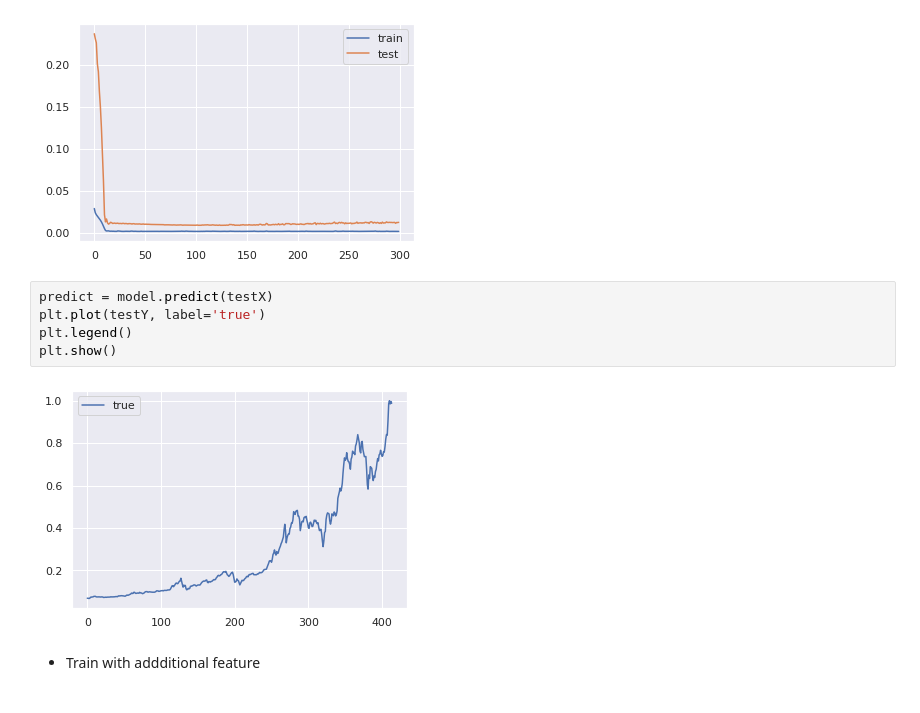
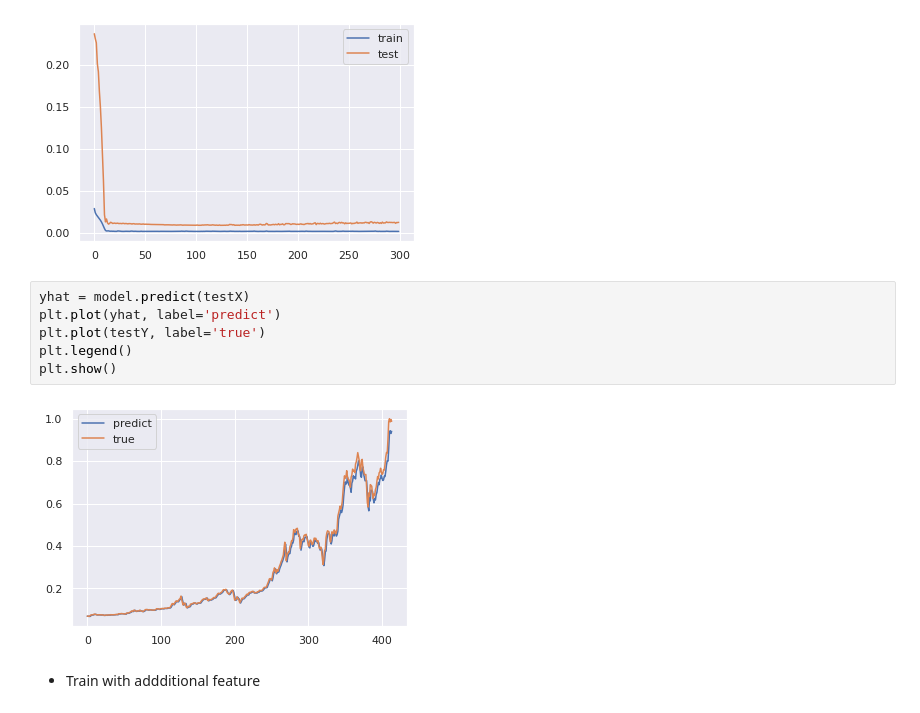
Before and after one commit to polarbeargo/Microsoft-Azure-Machine-Learning-Scholarship-Showcase-Project, a Jupyter notebook: Cryptocurrency_Price_Prediction.ipynb, the cells around one changed output. Saved outputs shown, nothing was run; the diff lists cells and outputs as text.

Commit message:
feat: Plot predict

```diff
--- a/Cryptocurrency_Price_Prediction.ipynb
+++ b/Cryptocurrency_Price_Prediction.ipynb
@@ -193,12 +195,13 @@ plt.show()
 # %% [output]
 [figure]
 # %%
-predict = model.predict(testX)
+yhat = model.predict(testX)
+plt.plot(yhat, label='predict')
 plt.plot(testY, label='true')
 plt.legend()
 plt.show()
 # %% [output]
-[figure, old version]
+[figure, new version]
 # %% [markdown]
 * Train with addditional feature
 # %%
```
Also changed, not shown: parts of 2 cells of this notebook.
